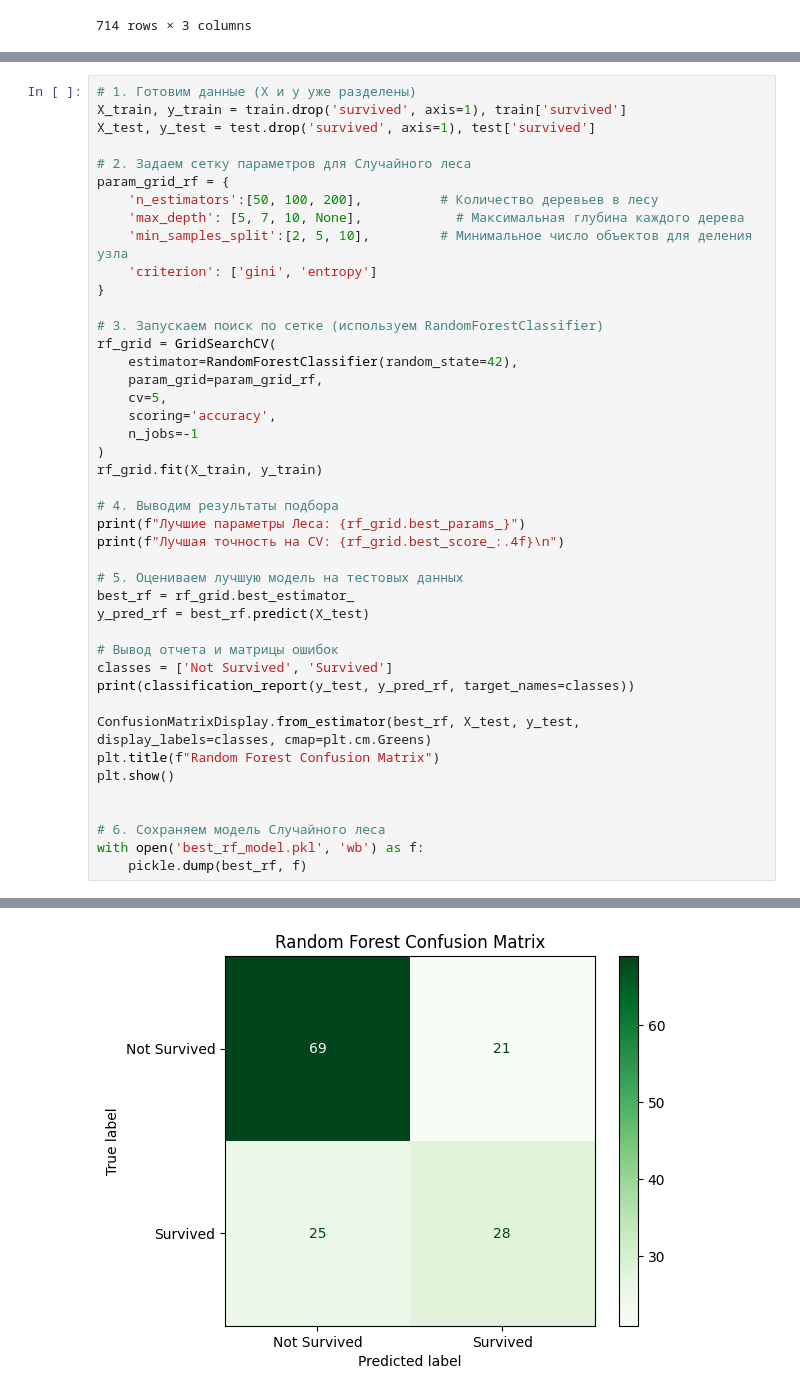
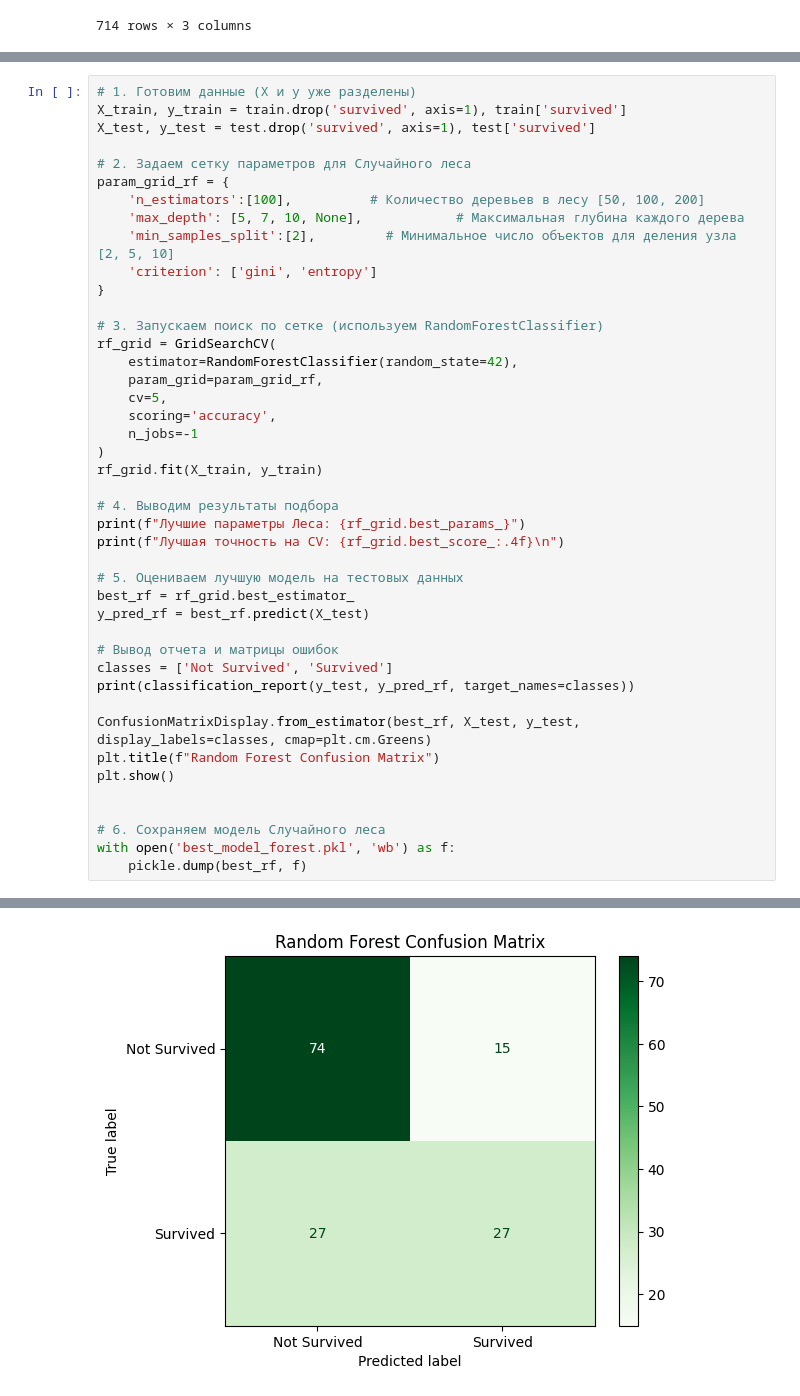
Before and after one commit to PortfolioProg/ml-deploy, a Jupyter notebook: train_model_forest.ipynb, the cells around one changed output, grey strips where cells are left out. Cells and saved outputs as stored; diff of their text form.

Commit message:
big params train_model_forest.ipynb

```diff
--- a/train_model_forest.ipynb
+++ b/train_model_forest.ipynb
@@ -148,9 +148,9 @@ X_test, y_test = test.drop('survived', axis=1), test['survived']
 
 # 2. Задаем сетку параметров для Случайного леса
 param_grid_rf = {
-    'n_estimators':[50, 100, 200],          # Количество деревьев в лесу
+    'n_estimators':[100],          # Количество деревьев в лесу [50, 100, 200]
     'max_depth': [5, 7, 10, None],            # Максимальная глубина каждого дерева
-    'min_samples_split':[2, 5, 10],         # Минимальное число объектов для деления узла
+    'min_samples_split':[2],         # Минимальное число объектов для деления узла [2, 5, 10]
     'criterion': ['gini', 'entropy']
 }
 
@@ -182,6 +182,6 @@ plt.show()
 
 
 # 6. Сохраняем модель Случайного леса
-with open('best_rf_model.pkl', 'wb') as f:
+with open('best_model_forest.pkl', 'wb') as f:
     pickle.dump(best_rf, f)
 # %% [output]
@@ -199 +199 @@ weighted avg       0.67      0.68      0.68       143
-[figure, old version]
+[figure, new version]
```
Also changed, not shown: parts of 2 cells of this notebook, 3 other files.
